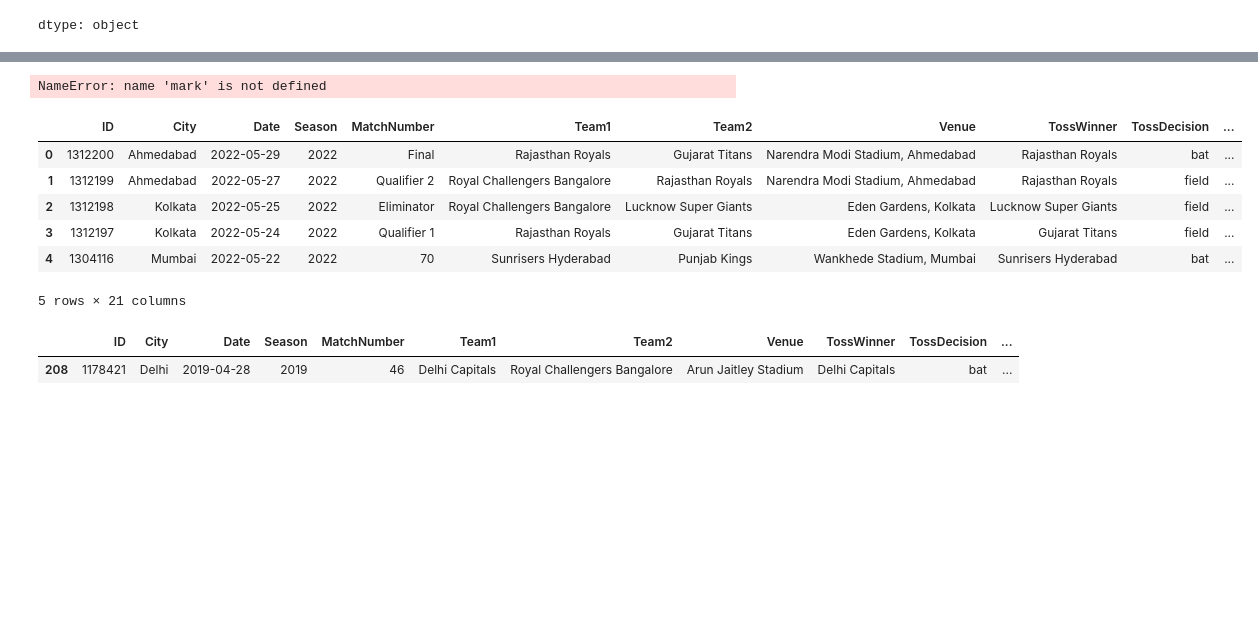
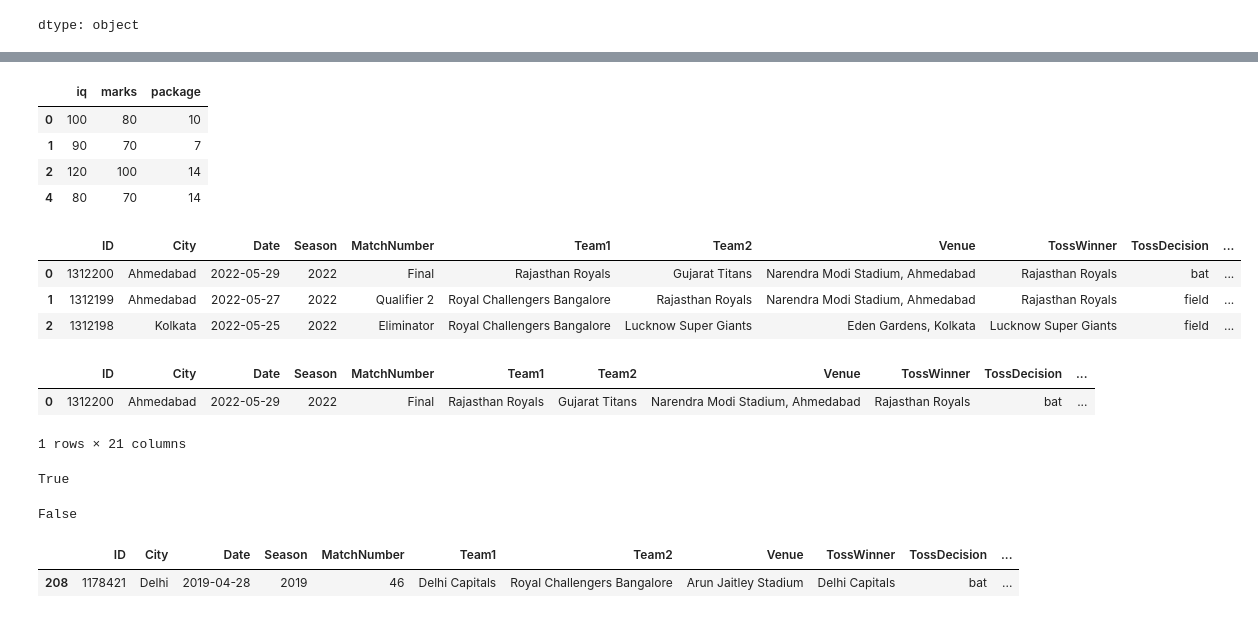
Before and after one commit to ran732/python-Libraries, a Jupyter notebook: Pandas/Session_18_DATAFRAME_method.ipynb, the cells around one changed output, grey strips where cells are left out. Drawn from its saved outputs; the diff is of its cells as text; code cells hidden in the pictures; blank space fills up the shorter version.

```diff
--- a/Pandas/Session_18_DATAFRAME_method.ipynb
+++ b/Pandas/Session_18_DATAFRAME_method.ipynb
@@ -742,20 +949,35 @@ dtype: int64
 # %%
-mark.drop_duplicates(keep='last')
+marks.drop_duplicates(keep='last')  #last/first
 # %% [output]
-NameError: name 'mark' is not defined
+|  | iq | marks | package |
+| 0 | 100 | 80 | 10 |
+| 1 | 90 | 70 | 7 |
+| 2 | 120 | 100 | 14 |
+| 4 | 80 | 70 | 14 |
+# %%
+ipl.head(3)
+# %% [output]
+|  | ID | City | Date | Season | MatchNumber | Team1 | Team2 | Venue | TossWinner | TossDecision | ... |
+| 0 | 1312200 | Ahmedabad | 2022-05-29 | 2022 | Final | Rajasthan Royals | Gujarat Titans | Narendra Modi Stadium, Ahmedabad | Rajasthan Royals | bat | ... |
+| 1 | 1312199 | Ahmedabad | 2022-05-27 | 2022 | Qualifier 2 | Royal Challengers Bangalore | Rajasthan Royals | Narendra Modi Stadium, Ahmedabad | Rajasthan Royals | field | ... |
+| 2 | 1312198 | Kolkata | 2022-05-25 | 2022 | Eliminator | Royal Challengers Bangalore | Lucknow Super Giants | Eden Gardens, Kolkata | Lucknow Super Giants | field | ... |
 # %%
 # find the last match played by virat kohli in Delhi
 ipl['all_players'] = ipl['Team1Players'] + ipl['Team2Players']
-ipl.head()
+ipl.head(1)
 # %% [output]
 |  | ID | City | Date | Season | MatchNumber | Team1 | Team2 | Venue | TossWinner | TossDecision | ... |
 | 0 | 1312200 | Ahmedabad | 2022-05-29 | 2022 | Final | Rajasthan Royals | Gujarat Titans | Narendra Modi Stadium, Ahmedabad | Rajasthan Royals | bat | ... |
-| 1 | 1312199 | Ahmedabad | 2022-05-27 | 2022 | Qualifier 2 | Royal Challengers Bangalore | Rajasthan Royals | Narendra Modi Stadium, Ahmedabad | Rajasthan Royals | field | ... |
-| 2 | 1312198 | Kolkata | 2022-05-25 | 2022 | Eliminator | Royal Challengers Bangalore | Lucknow Super Giants | Eden Gardens, Kolkata | Lucknow Super Giants | field | ... |
-| 3 | 1312197 | Kolkata | 2022-05-24 | 2022 | Qualifier 1 | Rajasthan Royals | Gujarat Titans | Eden Gardens, Kolkata | Gujarat Titans | field | ... |
-| 4 | 1304116 | Mumbai | 2022-05-22 | 2022 | 70 | Sunrisers Hyderabad | Punjab Kings | Wankhede Stadium, Mumbai | Sunrisers Hyderabad | bat | ... |
-5 rows × 21 columns
+1 rows × 21 columns
 # %%
 def did_kohli_play(players_list):
   return 'V Kohli' in players_list
+# %%
+did_kohli_play(['V Kohli','Rohit Sharma'])
+# %% [output]
+True
+# %%
+did_kohli_play(['Shikhar Dhawna','Rohit Sharma'])
+# %% [output]
+False
 # %%
```
Also changed, not shown: parts of 28 cells of this notebook.
